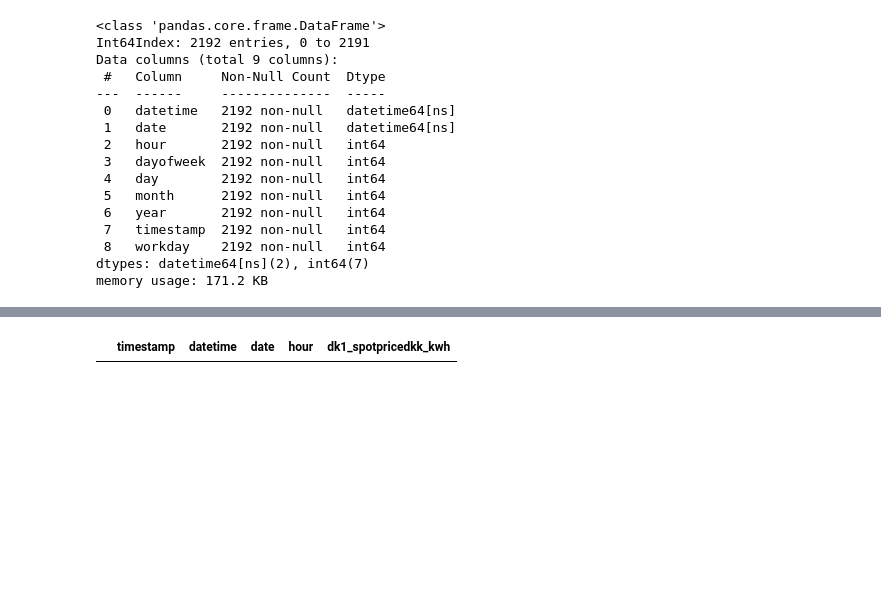
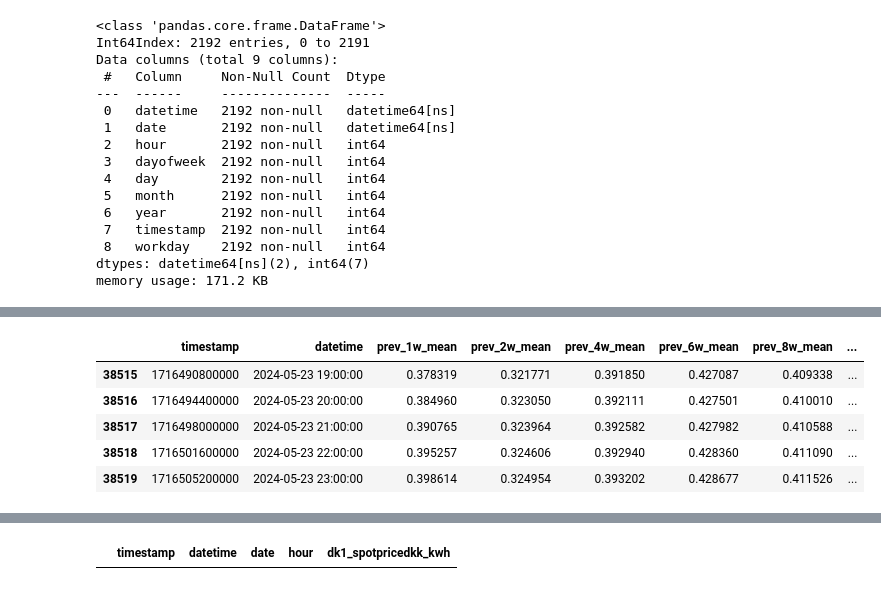
Before and after one commit to Benj3037/bds_m7_second-semester-project, a Jupyter notebook: pipeline/1_feature_backfill.ipynb, the cells around one changed output, grey strips where cells are left out. Saved outputs shown, nothing was run; the diff lists cells and outputs as text; code cells hidden in the pictures; blank space fills up the shorter version.

```diff
--- a/pipeline/1_feature_backfill.ipynb
+++ b/pipeline/1_feature_backfill.ipynb
@@ -272,0 +291,10 @@ The calculation involves taking the average, sum, or another statistic of a fixe
+# %%
+# Display the last 5 rows of the dataframe
+electricity_price_window_df.tail(5)
+# %% [output]
+|  | timestamp | datetime | prev_1w_mean | prev_2w_mean | prev_4w_mean | prev_6w_mean | prev_8w_mean | ... |
+| 38515 | 1716490800000 | 2024-05-23 19:00:00 | 0.378319 | 0.321771 | 0.391850 | 0.427087 | 0.409338 | ... |
+| 38516 | 1716494400000 | 2024-05-23 20:00:00 | 0.384960 | 0.323050 | 0.392111 | 0.427501 | 0.410010 | ... |
+| 38517 | 1716498000000 | 2024-05-23 21:00:00 | 0.390765 | 0.323964 | 0.392582 | 0.427982 | 0.410588 | ... |
+| 38518 | 1716501600000 | 2024-05-23 22:00:00 | 0.395257 | 0.324606 | 0.392940 | 0.428360 | 0.411090 | ... |
+| 38519 | 1716505200000 | 2024-05-23 23:00:00 | 0.398614 | 0.324954 | 0.393202 | 0.428677 | 0.411526 | ... |
```
Also changed, not shown: parts of 41 cells of this notebook, 2 other files.
